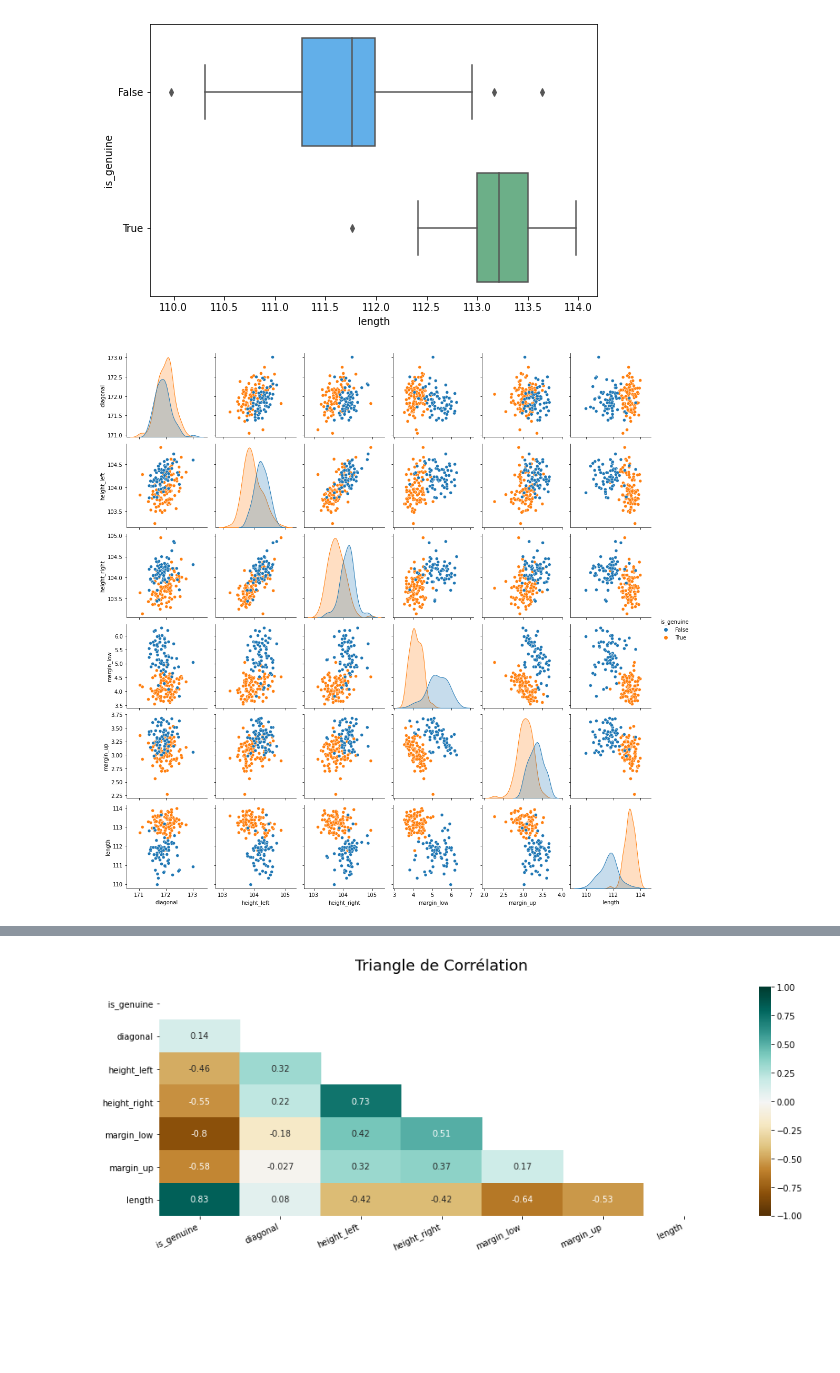
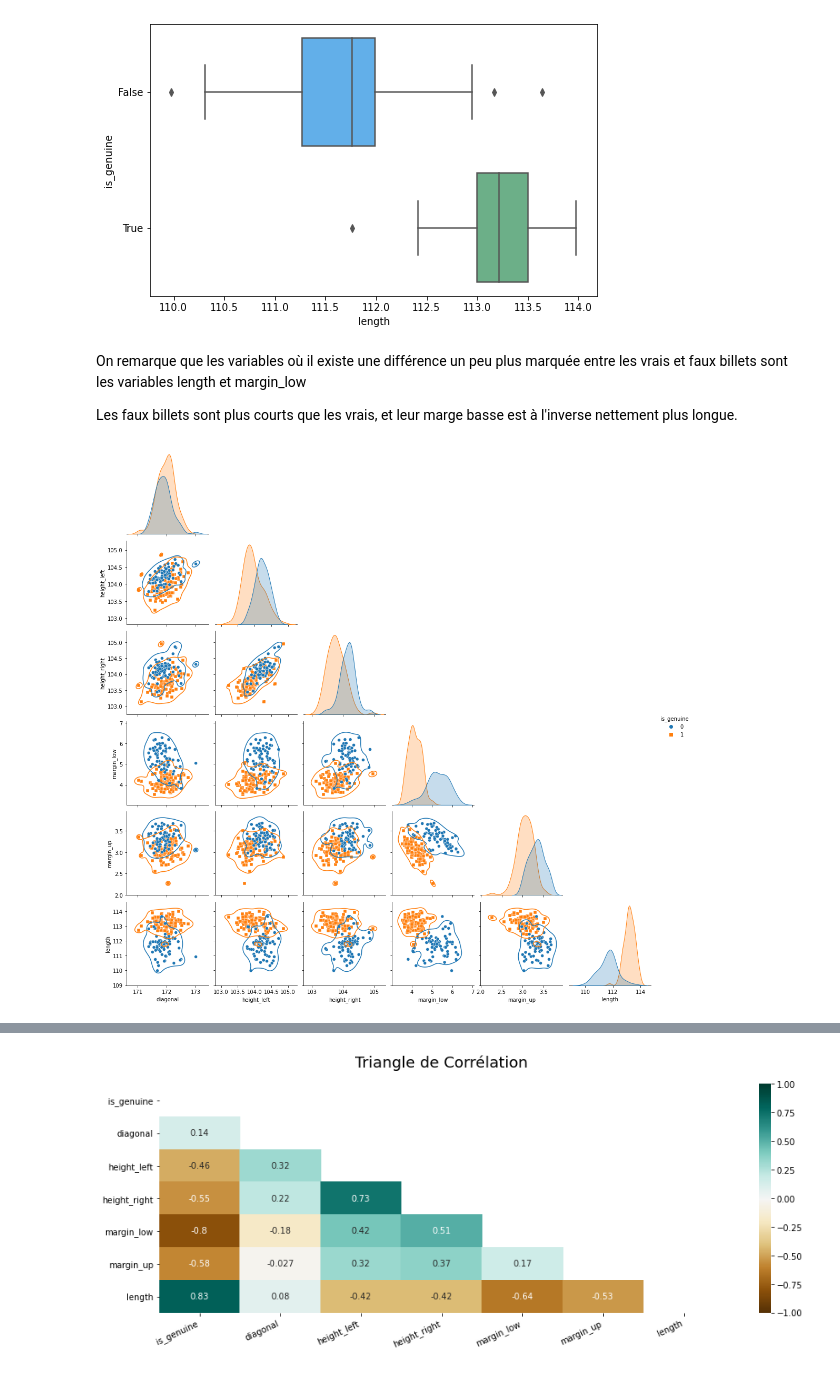
Before and after one commit to ROWAIDAK/P6-D-tectez-des-faux-billets, a Jupyter notebook: P6_01_CODE_ Détectez_des_faux_billets.ipynb, the cells around one changed output, grey strips where cells are left out. Saved outputs shown, nothing was run; the diff lists cells and outputs as text; code cells hidden in the pictures; blank space fills up the shorter version.

```diff
--- a/P6_01_CODE_ Détectez_des_faux_billets.ipynb
+++ b/P6_01_CODE_ Détectez_des_faux_billets.ipynb
@@ -165,9 +186,14 @@ for column in df[['diagonal', 'height_left', 'height_right', 'margin_low', 'marg
 [figure]
 [figure]
 [figure]
+# %% [markdown]
+On remarque que les variables où il existe une différence un peu plus marquée entre les vrais et faux billets sont les variables length et margin_low
+
+Les faux billets sont plus courts que les vrais, et leur marge basse est à l'inverse nettement plus longue.
 # %%
-sns.pairplot(df, hue="is_genuine")
-plt.savefig("03. Pairplot.jpg", dpi=500, bbox_inches='tight', pad_inches=0.5)
+g = sns.pairplot(df, hue='is_genuine', markers=['o','s'], corner=True)
+g.map_lower(sns.kdeplot, levels=2, color='.2')
+plt.savefig("graphiques/03. Pairplot.jpg", dpi=500, bbox_inches='tight', pad_inches=0.5)
 plt.show()
 # %% [output]
-[figure, old version]
+[figure, new version]
```
Also changed, not shown: parts of 21 cells of this notebook.
